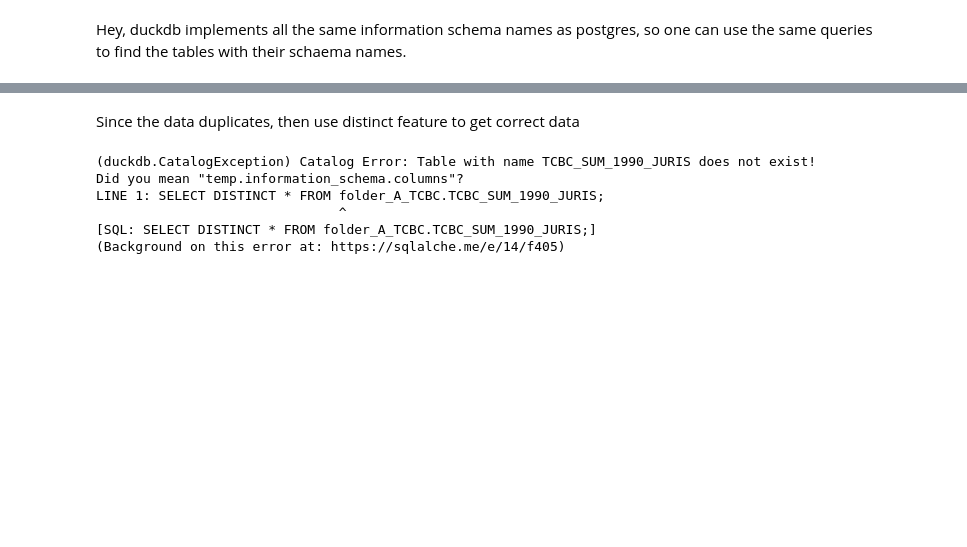
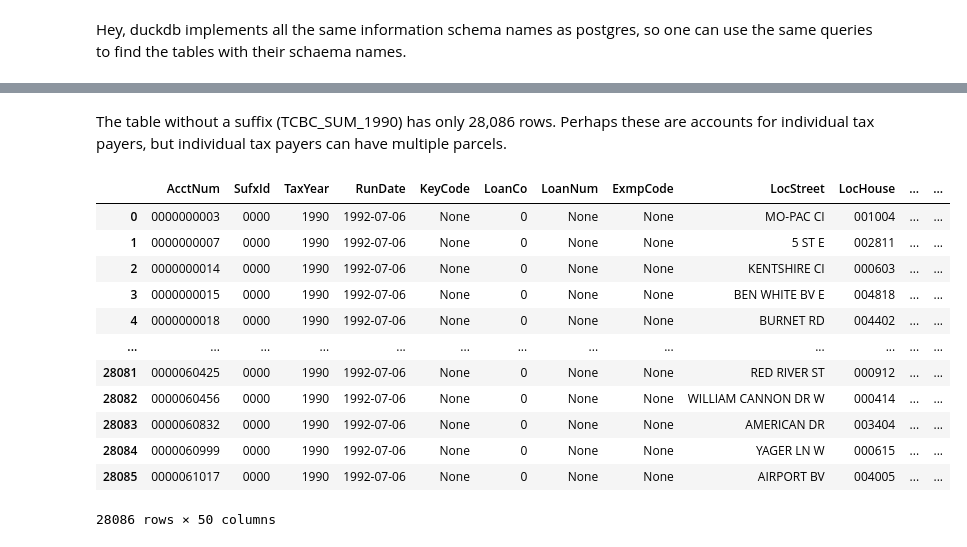
Before and after one commit to jameshowison/tcad_capstone, a Jupyter notebook: explore_tcad.ipynb, the cells around one changed output, grey strips where cells are left out. Saved outputs shown, nothing was run; the diff lists cells and outputs as text; code cells hidden in the pictures; blank space fills up the shorter version.

```diff
--- a/explore_tcad.ipynb
+++ b/explore_tcad.ipynb
@@ -192,12 +228,19 @@ LINE 1: SELECT * FROM folder_A_TCBC.TCBC_SUM_1990_JURIS;
-# %% [markdown]
-Since the data duplicates, then use distinct feature to get correct data
+# %% [markdown]
+The table without a suffix (TCBC_SUM_1990) has only 28,086 rows.  Perhaps these are accounts for individual tax payers, but individual tax payers can have multiple parcels.
 # %%
 %%sql
-SELECT DISTINCT * FROM folder_A_TCBC.TCBC_SUM_1990_JURIS;
+SELECT * FROM folder_A_TCBC.TCBC_SUM_1990
 # %% [output]
+|  | AcctNum | SufxId | TaxYear | RunDate | KeyCode | LoanCo | LoanNum | ExmpCode | LocStreet | LocHouse | ... | ... |
+| 0 | 0000000003 | 0000 | 1990 | 1992-07-06 | None | 0 | None | None | MO-PAC CI | 001004 | ... | ... |
+| 1 | 0000000007 | 0000 | 1990 | 1992-07-06 | None | 0 | None | None | 5 ST E | 002811 | ... | ... |
+| 2 | 0000000014 | 0000 | 1990 | 1992-07-06 | None | 0 | None | None | KENTSHIRE CI | 000603 | ... | ... |
+| 3 | 0000000015 | 0000 | 1990 | 1992-07-06 | None | 0 | None | None | BEN WHITE BV E | 004818 | ... | ... |
+| 4 | 0000000018 | 0000 | 1990 | 1992-07-06 | None | 0 | None | None | BURNET RD | 004402 | ... | ... |
+| ... | ... | ... | ... | ... | ... | ... | ... | ... | ... | ... | ... | ... |
+| 28081 | 0000060425 | 0000 | 1990 | 1992-07-06 | None | 0 | None | None | RED RIVER ST | 000912 | ... | ... |
+| 28082 | 0000060456 | 0000 | 1990 | 1992-07-06 | None | 0 | None | None | WILLIAM CANNON DR W | 000414 | ... | ... |
+| 28083 | 0000060832 | 0000 | 1990 | 1992-07-06 | None | 0 | None | None | AMERICAN DR | 003404 | ... | ... |
+| 28084 | 0000060999 | 0000 | 1990 | 1992-07-06 | None | 0 | None | None | YAGER LN W | 000615 | ... | ... |
+| 28085 | 0000061017 | 0000 | 1990 | 1992-07-06 | None | 0 | None | None | AIRPORT BV | 004005 | ... | ... |
-(duckdb.CatalogException) Catalog Error: Table with name TCBC_SUM_1990_JURIS does not exist!
-Did you mean "temp.information_schema.columns"?
-LINE 1: SELECT DISTINCT * FROM folder_A_TCBC.TCBC_SUM_1990_JURIS;
-                               ^
-[SQL: SELECT DISTINCT * FROM folder_A_TCBC.TCBC_SUM_1990_JURIS;]
-(Background on this error at: https://sqlalche.me/e/14/f405)
+28086 rows × 50 columns
```
Also changed, not shown: parts of 6 cells of this notebook.
